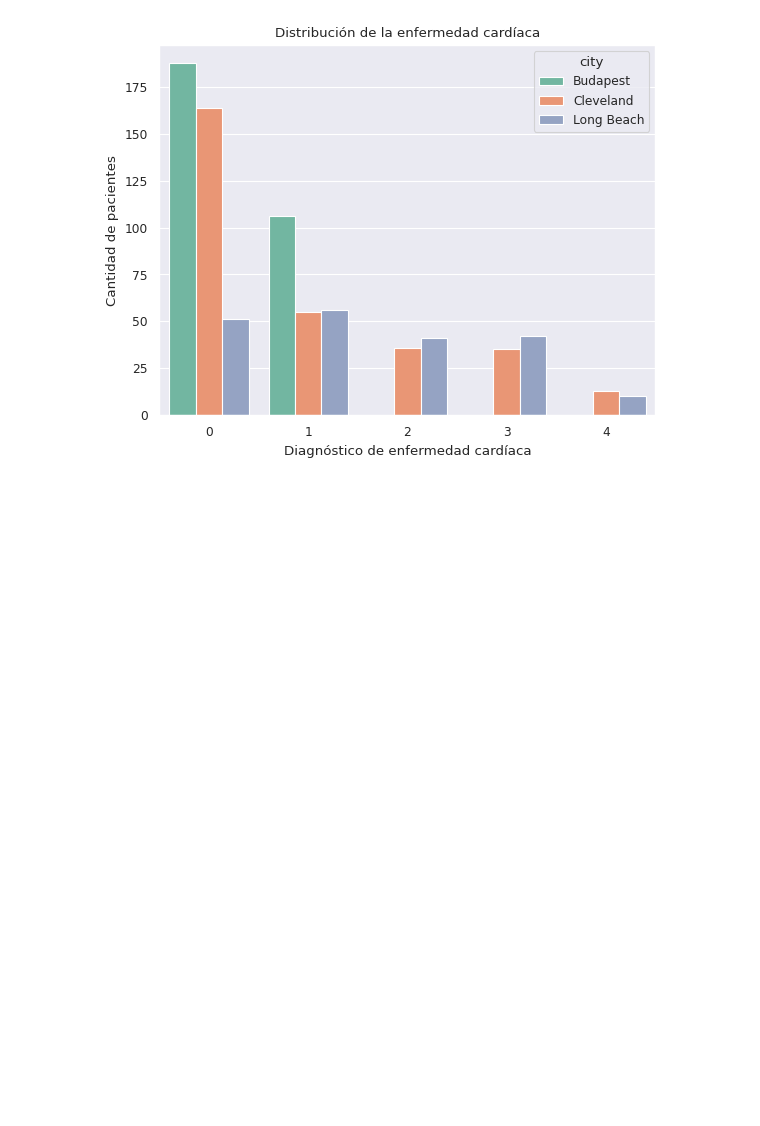
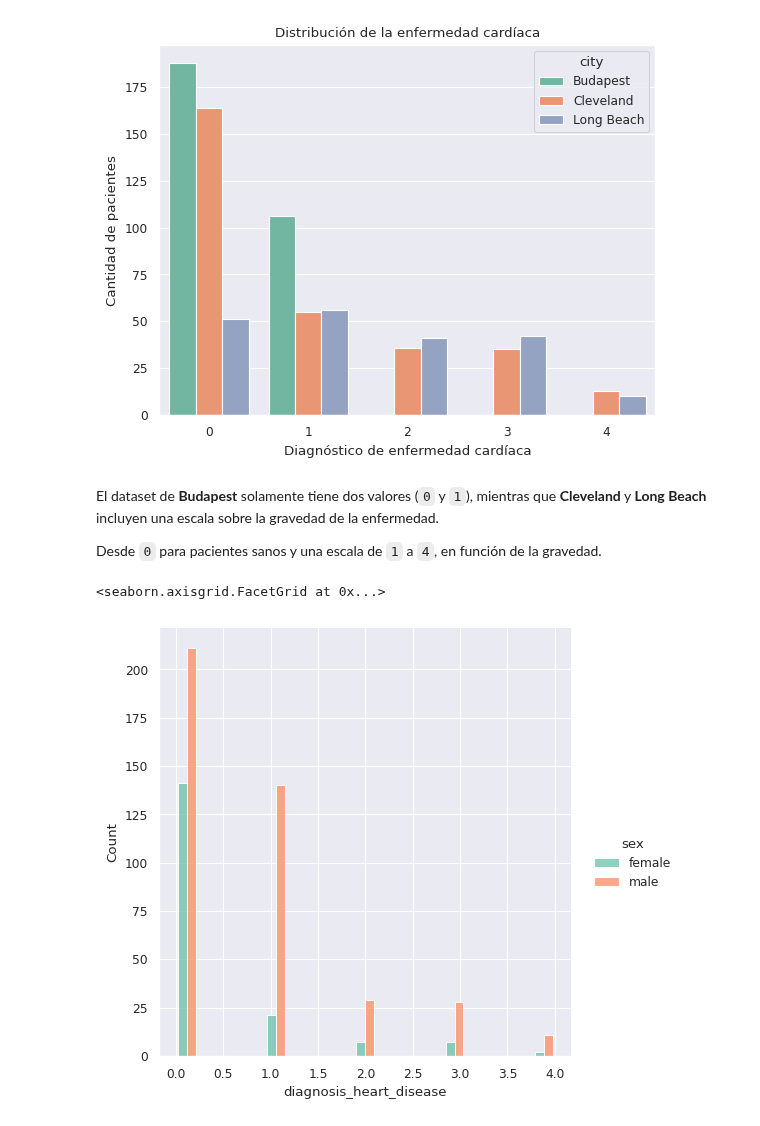
Before and after one commit to LandoDua/analisis-enfermedad-cardiaca, a Jupyter notebook: visualizacion.ipynb, the cells around one changed output. Cells and saved outputs as stored; diff of their text form; code cells hidden in the pictures; blank space fills up the shorter version.

```diff
--- a/visualizacion.ipynb
+++ b/visualizacion.ipynb
@@ -99,3 +148,12 @@ plt.ylabel('Cantidad de pacientes')
 plt.show()
 # %% [output]
 [figure]
+# %% [markdown]
+El dataset de **Budapest** solamente tiene dos valores (`0` y `1`), mientras que **Cleveland** y **Long Beach** incluyen una escala sobre la gravedad de la enfermedad.
+
+   Desde `0` para pacientes sanos y una escala de `1` a `4`, en función de la gravedad.
+# %%
+sns.displot(data=df, x='diagnosis_heart_disease', hue='sex', multiple='dodge', shrink=0.8, kind='hist')
+# %% [output]
+<seaborn.axisgrid.FacetGrid at 0x...>
+[figure, added]
```
Also changed, not shown: parts of 49 cells of this notebook, 2 other files.
